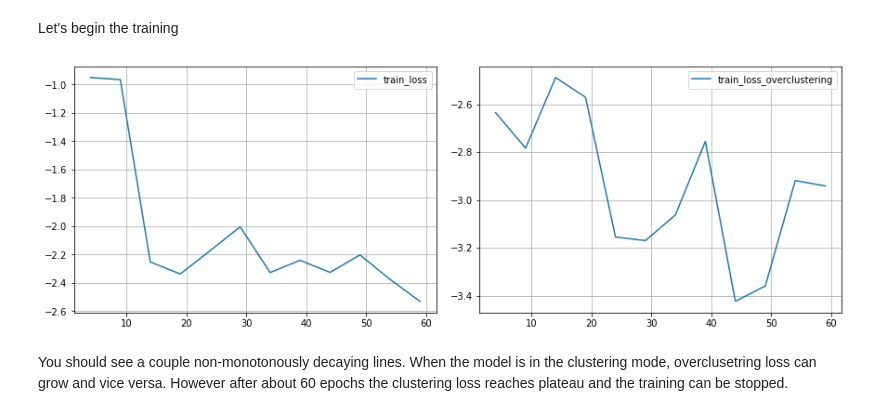
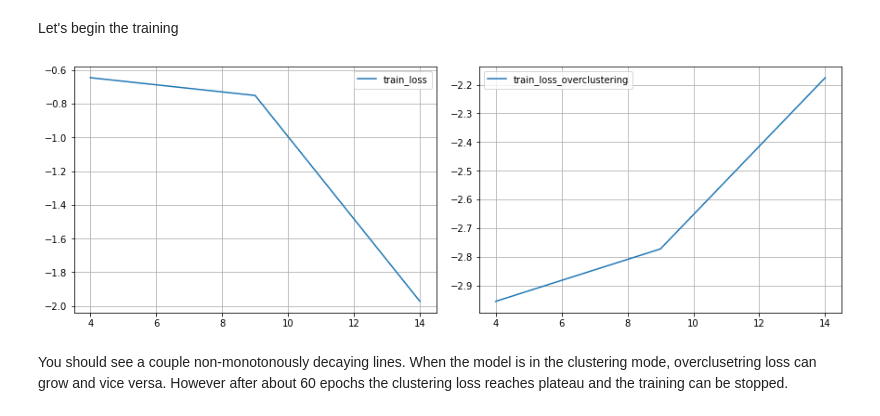
Before and after one commit to Hovhannes23/IIC_tutorial-master_original, a Jupyter notebook: tutorial/part_3.ipynb, the cells around one changed output. Saved outputs shown, nothing was run; the diff lists cells and outputs as text; code cells hidden in the pictures.

```diff
--- a/tutorial/part_3.ipynb
+++ b/tutorial/part_3.ipynb
@@ -705,24 +705,24 @@ Let's begin the training
 # %%
 optimizer = torch.optim.Adam(
     model.parameters(),
     lr=4e-4,
     betas=(0.9, 0.999),
     eps=1e-08,
     weight_decay=0,
     amsgrad=False,
 )
 IIC_train(
     model,
     dataloader_train,
     optimizer,
     device=device,
-    epochs=60,
+    epochs=15,
     lamb=1.2,
     overcluster_period=20,
     overcluster_ratio=0.5,
 )
 # %% [output]
-[figure, old version]
+[figure, new version]
 # %% [markdown]
 You should see a couple non-monotonously decaying lines. When the model is in the clustering mode, overclusetring loss can grow and vice versa. However after about 60 epochs the clustering loss reaches plateau and the training can be stopped.
 # %% [markdown]
```
Also changed, not shown: parts of 4 cells of this notebook, 1 other file.
